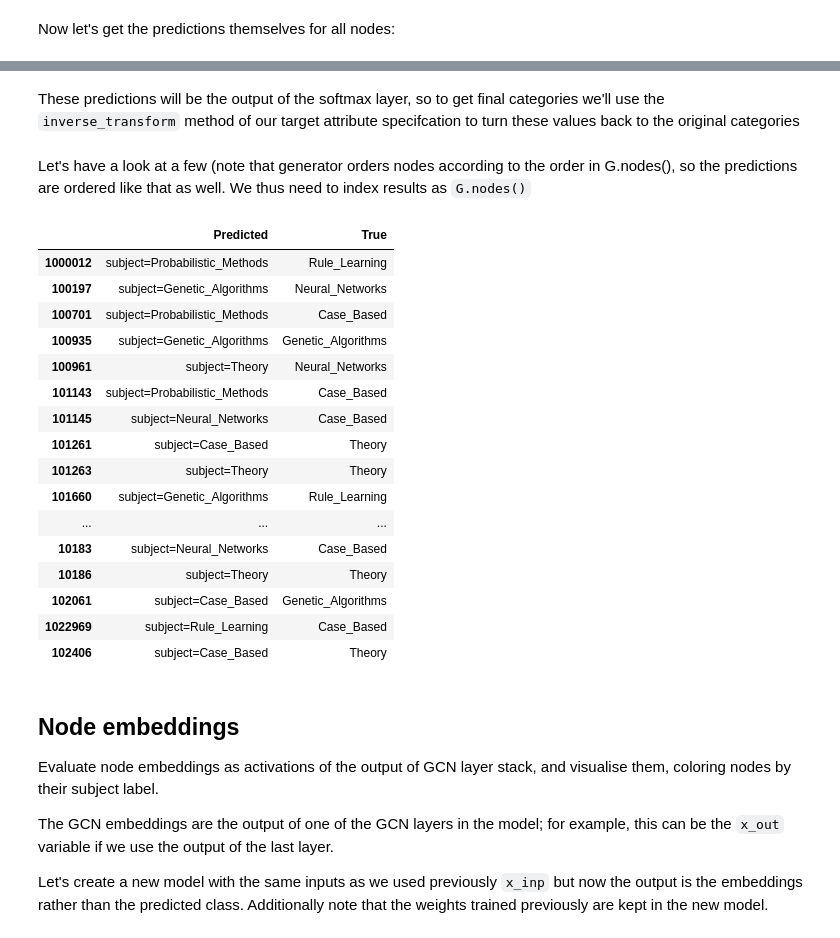
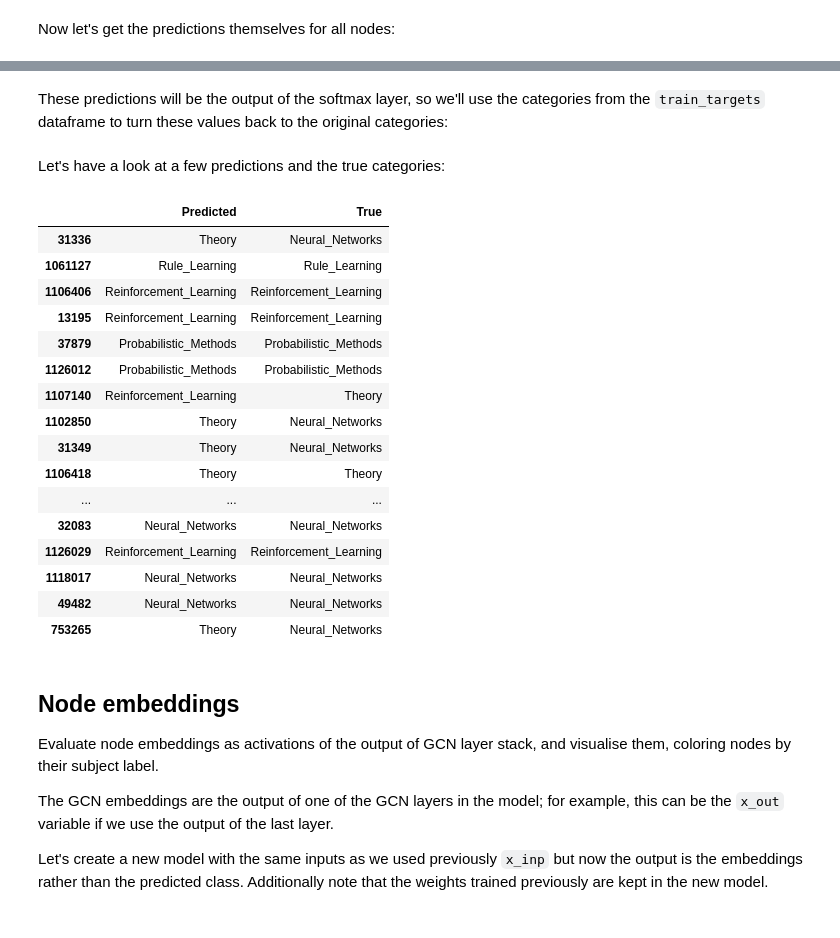
Before and after one commit to stellargraph/stellar-practical-ml-on-graphs, a Jupyter notebook: notebooks/gcn-node-classification.ipynb, the cells around one changed output, grey strips where cells are left out. Cells and saved outputs as stored; diff of their text form; code cells hidden in the pictures.

Commit message:
Updated GCN notebook to simplify data ingestion & model

```diff
--- a/notebooks/gcn-node-classification.ipynb
+++ b/notebooks/gcn-node-classification.ipynb
@@ -224,4 +203,4 @@ model.compile(
 # %% [markdown]
 Train the model, keeping track of its loss and accuracy on the training set, and its generalisation performance on the validation set (we need to create another generator over the validation data for this)
 # %%
-val_gen = generator.flow(val_data.index, val_targets)
+val_gen = generator.flow(val_targets.index, val_targets)
@@ -243,9 +209,8 @@ Train the model
 # %%
 history = model.fit_generator(
     train_gen,
-    epochs=200,
+    epochs=100,
     validation_data=val_gen,
     verbose=0,
     shuffle=False,  # this should be False, since shuffling data means shuffling the whole graph
-    callbacks=[es_callback, mc_callback],
 )
@@ -277,3 +244 @@ Reload the saved weights of the best model found during the training (according
-# %%
-model.load_weights("logs/best_model.h5")
 # %% [markdown]
@@ -304,2 +269,2 @@ all_predictions.shape
 # %% [markdown]
-These predictions will be the output of the softmax layer, so to get final categories we'll use the `inverse_transform` method of our target attribute specifcation to turn these values back to the original categories
+These predictions will be the output of the softmax layer, so we'll use the categories from the `train_targets` dataframe to turn these values back to the original categories:
@@ -308,27 +271,27 @@ node_predictions = target_encoding.inverse_transform(all_predictions)
-# %% [markdown]
-Let's have a look at a few (note that generator orders nodes according to the order in G.nodes(), so the predictions are ordered like that as well. We thus need to index results as `G.nodes()`
+# %%
+node_predictions = pd.DataFrame(all_predictions, index=all_nodes, columns=train_targets.columns).idxmax(axis=1)
+# %% [markdown]
+Let's have a look at a few predictions and the true categories:
 # %%
-results = pd.DataFrame(node_predictions, index=G.nodes()).idxmax(axis=1)
-df = pd.DataFrame({"Predicted": results, "True": node_data['subject']})
-df.head(20)
+pd.DataFrame({"Predicted": node_predictions, "True":node_data['subject']}).head(20)
 # %% [output]
 |  | Predicted | True |
-| 1000012 | subject=Probabilistic_Methods | Rule_Learning |
-| 100197 | subject=Genetic_Algorithms | Neural_Networks |
-| 100701 | subject=Probabilistic_Methods | Case_Based |
-| 100935 | subject=Genetic_Algorithms | Genetic_Algorithms |
-| 100961 | subject=Theory | Neural_Networks |
-| 101143 | subject=Probabilistic_Methods | Case_Based |
-| 101145 | subject=Neural_Networks | Case_Based |
-| 101261 | subject=Case_Based | Theory |
-| 101263 | subject=Theory | Theory |
-| 101660 | subject=Genetic_Algorithms | Rule_Learning |
+| 31336 | Theory | Neural_Networks |
+| 1061127 | Rule_Learning | Rule_Learning |
+| 1106406 | Reinforcement_Learning | Reinforcement_Learning |
+| 13195 | Reinforcement_Learning | Reinforcement_Learning |
+| 37879 | Probabilistic_Methods | Probabilistic_Methods |
+| 1126012 | Probabilistic_Methods | Probabilistic_Methods |
+| 1107140 | Reinforcement_Learning | Theory |
+| 1102850 | Theory | Neural_Networks |
+| 31349 | Theory | Neural_Networks |
+| 1106418 | Theory | Theory |
 | ... | ... | ... |
-| 10183 | subject=Neural_Networks | Case_Based |
-| 10186 | subject=Theory | Theory |
-| 102061 | subject=Case_Based | Genetic_Algorithms |
-| 1022969 | subject=Rule_Learning | Case_Based |
-| 102406 | subject=Case_Based | Theory |
+| 32083 | Neural_Networks | Neural_Networks |
+| 1126029 | Reinforcement_Learning | Reinforcement_Learning |
+| 1118017 | Neural_Networks | Neural_Networks |
+| 49482 | Neural_Networks | Neural_Networks |
+| 753265 | Theory | Neural_Networks |
 # %% [markdown]
 ## Node embeddings
 Evaluate node embeddings as activations of the output of GCN layer stack, and visualise them, coloring nodes by their subject label.
```
Also changed, not shown: parts of 58 cells of this notebook.
